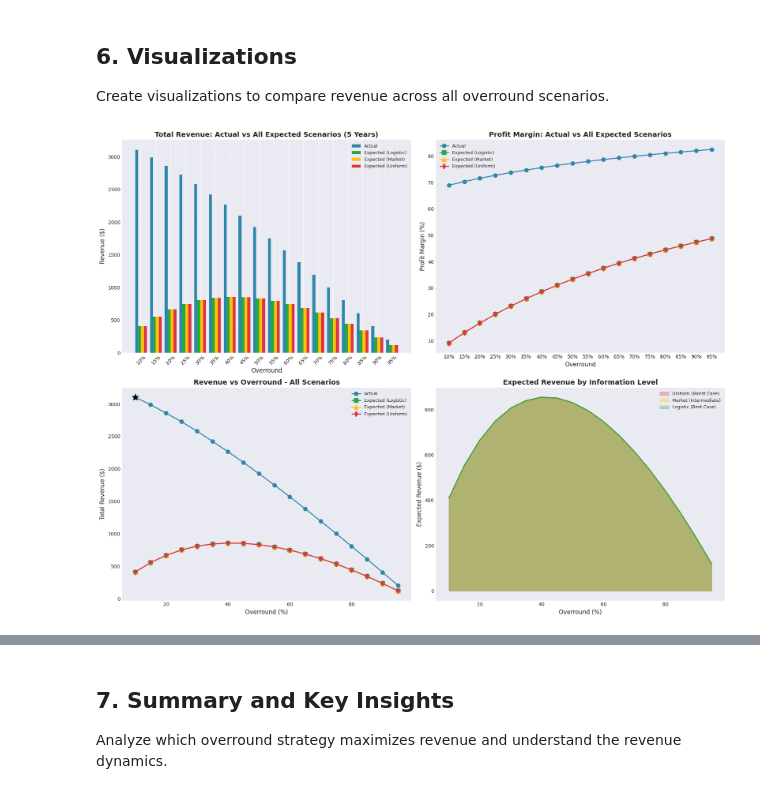
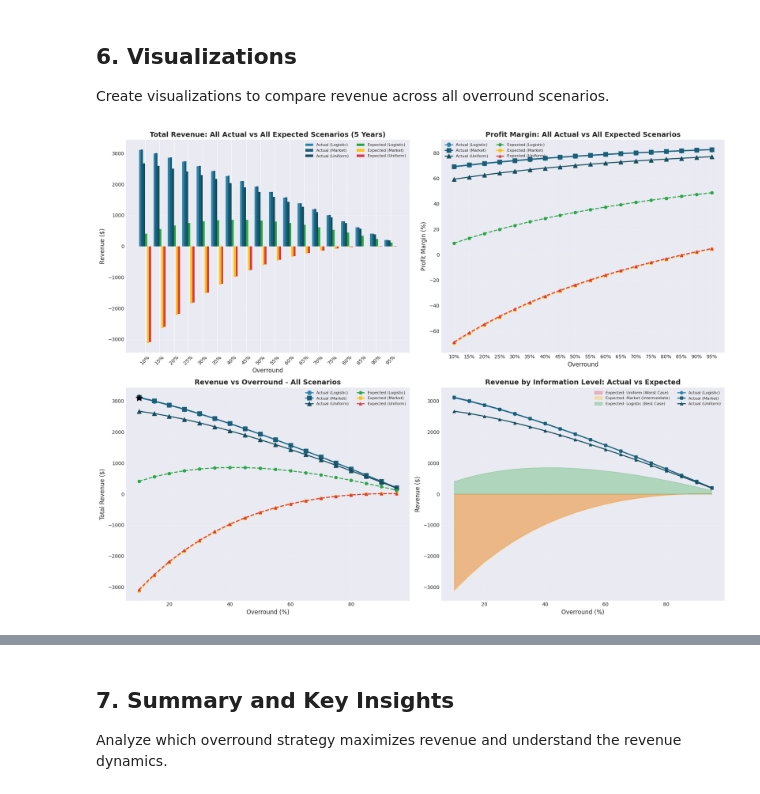
Before and after one commit to Carlos-Elias-Riv/oscar-data-driven-decisions, a Jupyter notebook: overround_analysis.ipynb, the cells around one changed output, grey strips where cells are left out. Drawn from its saved outputs; the diff is of its cells as text; code cells hidden in the pictures.

Commit message:
final version up to this point, bettors est           á mal y nos falta calcular unas cosas

```diff
--- a/overround_analysis.ipynb
+++ b/overround_analysis.ipynb
@@ -217,6 +222,7 @@ Calculate the expected revenue based on three probability sources:
 3. **Uniform Probability** (Worst Case): No information, equal probability for all nominees (1/n)
 # %%
 # Calculate expected revenue for each overround scenario using all three probability sources
+# Each probability source uses its own fair_odds column for correct overround calculation
 # Dictionary structure: {label: {'logistic': df, 'market': df, 'uniform': df}}
 expected_revenue_results = {}
 expected_revenue_logistic = {}
@@ -241,7 +247,7 @@ for overround, bettors, label in overround_scenarios:
             total_bettors=bettors,
             bet_amount=BET_AMOUNT,
             probability_col=prob_col,
-            fair_odds_col=fair_odds_col
+            fair_odds_col='fair_odds_logistic'  # Use the corresponding fair_odds for each probability model
         )
         result_dict[label] = expected_df
 
@@ -345,85 +359,99 @@ Create visualizations to compare revenue across all overround scenarios.
 # Create visualizations with all three probability scenarios
 fig, axes = plt.subplots(2, 2, figsize=(18, 14))
 
-# Color scheme for the four revenue types
-color_actual = '#2E86AB'      # Blue - Actual
-color_logistic = '#28A745'    # Green - Logistic (Best)
-color_market = '#FFC107'      # Yellow/Orange - Market (Intermediate)
-color_uniform = '#DC3545'     # Red - Uniform (Worst)
+# Color scheme for the revenue types
+color_actual_logistic = '#2E86AB'    # Blue - Actual (Logistic)
+color_actual_market = '#1A5F7A'       # Dark Blue - Actual (Market)
+color_actual_uniform = '#134E5E'      # Darker Blue - Actual (Uniform)
+color_logistic = '#28A745'            # Green - Expected (Logistic)
+color_market = '#FFC107'              # Yellow/Orange - Expected (Market)
+color_uniform = '#DC3545'             # Red - Expected (Uniform)
 
 # 1. Total Revenue Comparison (Bar Chart) - All scenarios
 ax1 = axes[0, 0]
 x = np.arange(len(comparison_df))
-width = 0.2
-bars1 = ax1.bar(x - 1.5*width, comparison_df['Actual_Revenue'], width, label='Actual', color=color_actual)
-bars2 = ax1.bar(x - 0.5*width, comparison_df['Expected_Logistic'], width, label='Expected (Logistic)', color=color_logistic)
-bars3 = ax1.bar(x + 0.5*width, comparison_df['Expected_Market'], width, label='Expected (Market)', color=color_market)
-bars4 = ax1.bar(x + 1.5*width, comparison_df['Expected_Uniform'], width, label='Expected (Uniform)', color=color_uniform)
+width = 0.14
+bars1 = ax1.bar(x - 2.5*width, comparison_df['Actual_Revenue_Logistic'], width, label='Actual (Logistic)', color=color_actual_logistic)
+bars2 = ax1.bar(x - 1.5*width, comparison_df['Actual_Revenue_Market'], width, label='Actual (Market)', color=color_actual_market)
+bars3 = ax1.bar(x - 0.5*width, comparison_df['Actual_Revenue_Uniform'], width, label='Actual (Uniform)', color=color_actual_uniform)
+bars4 = ax1.bar(x + 0.5*width, comparison_df['Expected_Logistic'], width, label='Expected (Logistic)', color=color_logistic)
+bars5 = ax1.bar(x + 1.5*width, comparison_df['Expected_Market'], width, label='Expected (Market)', color=color_market)
+bars6 = ax1.bar(x + 2.5*width, comparison_df['Expected_Uniform'], width, label='Expected (Uniform)', color=color_uniform)
 ax1.set_xlabel('Overround', fontsize=12)
 ax1.set_ylabel('Revenue ($)', fontsize=12)
-ax1.set_title('Total Revenue: Actual vs All Expected Scenarios (5 Years)', fontsize=14, fontweight='bold')
+ax1.set_title('Total Revenue: All Actual vs All Expected Scenarios (5 Years)', fontsize=14, fontweight='bold')
 ax1.set_xticks(x)
 ax1.set_xticklabels(comparison_df['Overround'], rotation=45)
-ax1.legend(loc='upper right', fontsize=9)
+ax1.legend(loc='upper right', fontsize=8, ncol=2)
 ax1.grid(axis='y', alpha=0.3)
 
 # 2. Profit Margin Comparison - All scenarios
 ax2 = axes[0, 1]
-ax2.plot(comparison_df['Overround'], comparison_df['Actual_Profit_Margin'],
-         marker='o', linewidth=2, label='Actual', color=color_actual, markersize=8)
+ax2.plot(comparison_df['Overround'], comparison_df['Actual_Profit_Margin_Logistic'],
+         marker='o', linewidth=2, label='Actual (Logistic)', color=color_actual_logistic, markersize=8)
+ax2.plot(comparison_df['Overround'], comparison_df['Actual_Profit_Margin_Market'],
+         marker='s', linewidth=2, label='Actual (Market)', color=color_actual_market, markersize=8)
+ax2.plot(comparison_df['Overround'], comparison_df['Actual_Profit_Margin_Uniform'],
+         marker='^', linewidth=2, label='Actual (Uniform)', color=color_actual_uniform, markersize=8)
 ax2.plot(comparison_df['Overround'], comparison_df['Expected_Margin_Logistic'],
-         marker='s', linewidth=2, label='Expected (Logistic)', color=color_logistic, markersize=8)
+         marker='o', linewidth=2, linestyle='--', label='Expected (Logistic)', color=color_logistic, markersize=6)
 ax2.plot(comparison_df['Overround'], comparison_df['Expected_Margin_Market'],
-         marker='^', linewidth=2, label='Expected (Market)', color=color_market, markersize=8)
+         marker='s', linewidth=2, linestyle='--', label='Expected (Market)', color=color_market, markersize=6)
 ax2.plot(comparison_df['Overround'], comparison_df['Expected_Margin_Uniform'],
-         marker='d', linewidth=2, label='Expected (Uniform)', color=color_uniform, markersize=8)
+         marker='^', linewidth=2, linestyle='--', label='Expected (Uniform)', color=color_uniform, markersize=6)
 ax2.set_xlabel('Overround', fontsize=12)
 ax2.set_ylabel('Profit Margin (%)', fontsize=12)
-ax2.set_title('Profit Margin: Actual vs All Expected Scenarios', fontsize=14, fontweight='bold')
-ax2.legend(loc='upper left', fontsize=9)
+ax2.set_title('Profit Margin: All Actual vs All Expected Scenarios', fontsize=14, fontweight='bold')
+ax2.legend(loc='upper left', fontsize=8, ncol=2)
 ax2.grid(alpha=0.3)
 
-# 3. Revenue vs Overround (Line Chart) - All scenarios
+# 3. Revenue vs Overround (Line Chart) - All actual scenarios
 ax3 = axes[1, 0]
-ax3.plot(comparison_df['Overround_Value'] * 100, comparison_df['Actual_Revenue'],
-         marker='o', linewidth=2, label='Actual', color=color_actual, markersize=8)
+ax3.plot(comparison_df['Overround_Value'] * 100, comparison_df['Actual_Revenue_Logistic'],
+         marker='o', linewidth=2, label='Actual (Logistic)', color=color_actual_logistic, markersize=8)
+ax3.plot(comparison_df['Overround_Value'] * 100, comparison_df['Actual_Revenue_Market'],
+         marker='s', linewidth=2, label='Actual (Market)', color=color_actual_market, markersize=8)
+ax3.plot(comparison_df['Overround_Value'] * 100, comparison_df['Actual_Revenue_Uniform'],
+         marker='^', linewidth=2, label='Actual (Uniform)', color=color_actual_uniform, markersize=8)
 ax3.plot(comparison_df['Overround_Value'] * 100, comparison_df['Expected_Logistic'],
-         marker='s', linewidth=2, label='Expected (Logistic)', color=color_logistic, markersize=8)
+         marker='o', linewidth=2, linestyle='--', label='Expected (Logistic)', color=color_logistic, markersize=6)
 ax3.plot(comparison_df['Overround_Value'] * 100, comparison_df['Expected_Market'],
-         marker='^', linewidth=2, label='Expected (Market)', color=color_market, markersize=8)
+         marker='s', linewidth=2, linestyle='--', label='Expected (Market)', color=color_market, markersize=6)
 ax3.plot(comparison_df['Overround_Value'] * 100, comparison_df['Expected_Uniform'],
-         marker='d', linewidth=2, label='Expected (Uniform)', color=color_uniform, markersize=8)
+         marker='^', linewidth=2, linestyle='--', label='Expected (Uniform)', color=color_uniform, markersize=6)
 ax3.set_xlabel('Overround (%)', fontsize=12)
 ax3.set_ylabel('Total Revenue ($)', fontsize=12)
 ax3.set_title('Revenue vs Overround - All Scenarios', fontsize=14, fontweight='bold')
-ax3.legend(loc='upper right', fontsize=9)
+ax3.legend(loc='upper right', fontsize=8, ncol=2)
 ax3.grid(alpha=0.3)
 
-# Add optimal point marker for actual
-optimal_idx = comparison_df['Actual_Revenue'].idxmax()
-ax3.scatter([comparison_df.loc[optimal_idx, 'Overround_Value'] * 100],
-            [comparison_df.loc[optimal_idx, 'Actual_Revenue']],
-            s=200, color='black', zorder=5, marker='*', label='Optimal (Actual)')
+# Add optimal point markers
+optimal_idx_logistic = comparison_df['Actual_Revenue_Logistic'].idxmax()
+optimal_idx_market = comparison_df['Actual_Revenue_Market'].idxmax()
+optimal_idx_uniform = comparison_df['Actual_Revenue_Uniform'].idxmax()
+ax3.scatter([comparison_df.loc[optimal_idx_logistic, 'Overround_Value'] * 100],
+            [comparison_df.loc[optimal_idx_logistic, 'Actual_Revenue_Logistic']],
+            s=200, color='black', zorder=5, marker='*')
 
 # 4. Expected Revenue Comparison by Information Level
 ax4 = axes[1, 1]
 x_positions = comparison_df['Overround_Value'] * 100
-ax4.fill_between(x_positions, comparison_df['Expected_Uniform'], alpha=0.3, color=color_uniform, label='Uniform (Worst Case)')
-ax4.fill_between(x_positions, comparison_df['Expected_Market'], alpha=0.3, color=color_market, label='Market (Intermediate)')
-ax4.fill_between(x_positions, comparison_df['Expected_Logistic'], alpha=0.3, color=color_logistic, label='Logistic (Best Case)')
-ax4.plot(x_positions, comparison_df['Expected_Uniform'], linewidth=2, color=color_uniform)
-ax4.plot(x_positions, comparison_df['Expected_Market'], linewidth=2, color=color_market)
-ax4.plot(x_positions, comparison_df['Expected_Logistic'], linewidth=2, color=color_logistic)
+ax4.fill_between(x_positions, comparison_df['Expected_Uniform'], alpha=0.3, color=color_uniform, label='Expected: Uniform (Worst Case)')
+ax4.fill_between(x_positions, comparison_df['Expected_Market'], alpha=0.3, color=color_market, label='Expected: Market (Intermediate)')
+ax4.fill_between(x_positions, comparison_df['Expected_Logistic'], alpha=0.3, color=color_logistic, label='Expected: Logistic (Best Case)')
+ax4.plot(x_positions, comparison_df['Actual_Revenue_Logistic'], linewidth=2, color=color_actual_logistic, marker='o', markersize=6, label='Actual (Logistic)')
+ax4.plot(x_positions, comparison_df['Actual_Revenue_Market'], linewidth=2, color=color_actual_market, marker='s', markersize=6, label='Actual (Market)')
+ax4.plot(x_positions, comparison_df['Actual_Revenue_Uniform'], linewidth=2, color=color_actual_uniform, marker='^', markersize=6, label='Actual (Uniform)')
 ax4.set_xlabel('Overround (%)', fontsize=12)
-ax4.set_ylabel('Expected Revenue ($)', fontsize=12)
-ax4.set_title('Expected Revenue by Information Level', fontsize=14, fontweight='bold')
-ax4.legend(loc='upper right', fontsize=9)
+ax4.set_ylabel('Revenue ($)', fontsize=12)
+ax4.set_title('Revenue by Information Level: Actual vs Expected', fontsize=14, fontweight='bold')
+ax4.legend(loc='upper right', fontsize=8, ncol=2)
 ax4.grid(alpha=0.3)
 
 plt.tight_layout()
 plt.show()
 # %% [output]
-[figure, old version]
+[figure, new version]
 # %%
 # Revenue by Year comparison - Actual vs Expected for selected overrounds
 # Select a few representative overround levels for clarity
```
Also changed, not shown: parts of 8 cells of this notebook, 2 other files.
